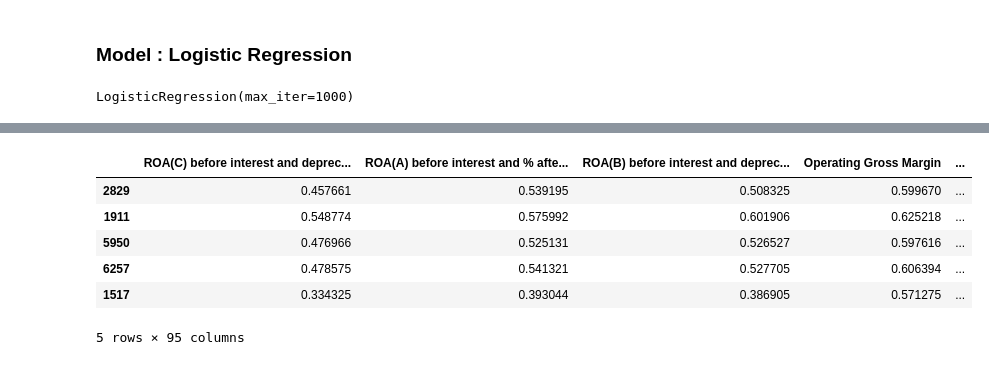
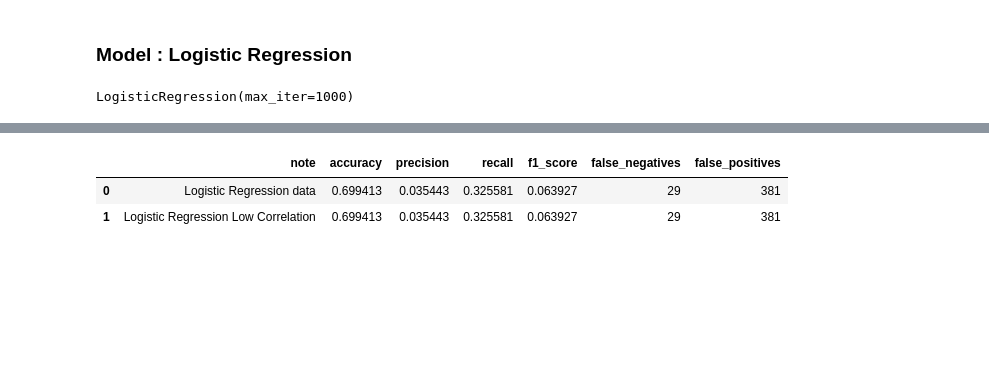
Before and after one commit to PierreMn/Project-Week7-Group3, a Jupyter notebook: Modeling Pierre.ipynb, the cells around one changed output, grey strips where cells are left out. Cells and saved outputs as stored; diff of their text form; code cells hidden in the pictures; blank space fills up the shorter version.

Commit message:
Modelling Pierre

```diff
--- a/Modeling Pierre.ipynb
+++ b/Modeling Pierre.ipynb
@@ -35,3 +36,18 @@ Xhv_train, Xhv_test, yhv_train, yhv_test = split_and_smote(hv_data , 0.2 , 456 ,
+# %%
+def evaluate_model(note, model, X_test, y_test, results):
+    pred = model.predict(X_test)
+    score = model.score(X_test, y_test)
+    precision = precision_score(y_test, pred, pos_label=1)
+    recall = recall_score(y_test, pred, pos_label=1)
+    f1 = f1_score(y_test, pred, pos_label=1)
+    false_negatives = confusion_matrix(y_test, pred)[1][0]
+    false_positives = confusion_matrix(y_test, pred)[0][1]
+    new_result = pd.Series([note, score, precision, recall, f1, false_negatives, false_positives], index=results.columns)
+
+    results.loc[len(results)] = new_result
+    return results
+
+results = pd.DataFrame(columns=['note', 'accuracy', 'precision', 'recall', 'f1_score', 'false_negatives', 'false_positives'])
 # %% [markdown]
 ### Model : Logistic Regression
 # %%
@@ -39,5 +55,3 @@ LR_model = LogisticRegression(max_iter=1000)
 LR_model.fit(Xdata_train, ydata_train)
 # %% [output]
 LogisticRegression(max_iter=1000)
-# %%
-LR_model.fit(Xlc_train, ylc_train)
@@ -57,3 +63,4 @@ Feature names unseen at fit time:
 # %%
-Xdata_train.head()
+LR_model_lc = LogisticRegression(max_iter=1000)
+LR_model_lc.fit(Xlc_train, ylc_train)
 # %% [output]
@@ -67,11 +68,7 @@ Xdata_train.head()
 # %%
-Xdata_test.head()
+evaluate_model('Logistic Regression Low Correlation', LR_model_lc, Xlc_test, ylc_test, results)
 # %% [output]
-|  | ROA(C) before interest and deprec... | ROA(A) before interest and % afte... | ROA(B) before interest and deprec... | Operating Gross Margin | ... |
-| 2829 | 0.457661 | 0.539195 | 0.508325 | 0.599670 | ... |
-| 1911 | 0.548774 | 0.575992 | 0.601906 | 0.625218 | ... |
-| 5950 | 0.476966 | 0.525131 | 0.526527 | 0.597616 | ... |
-| 6257 | 0.478575 | 0.541321 | 0.527705 | 0.606394 | ... |
-| 1517 | 0.334325 | 0.393044 | 0.386905 | 0.571275 | ... |
+|  | note | accuracy | precision | recall | f1_score | false_negatives | false_positives |
+| 0 | Logistic Regression data | 0.699413 | 0.035443 | 0.325581 | 0.063927 | 29 | 381 |
+| 1 | Logistic Regression Low Correlation | 0.699413 | 0.035443 | 0.325581 | 0.063927 | 29 | 381 |
-5 rows × 95 columns
 # %%
```
Also changed, not shown: parts of 27 cells of this notebook, 2 other files.
